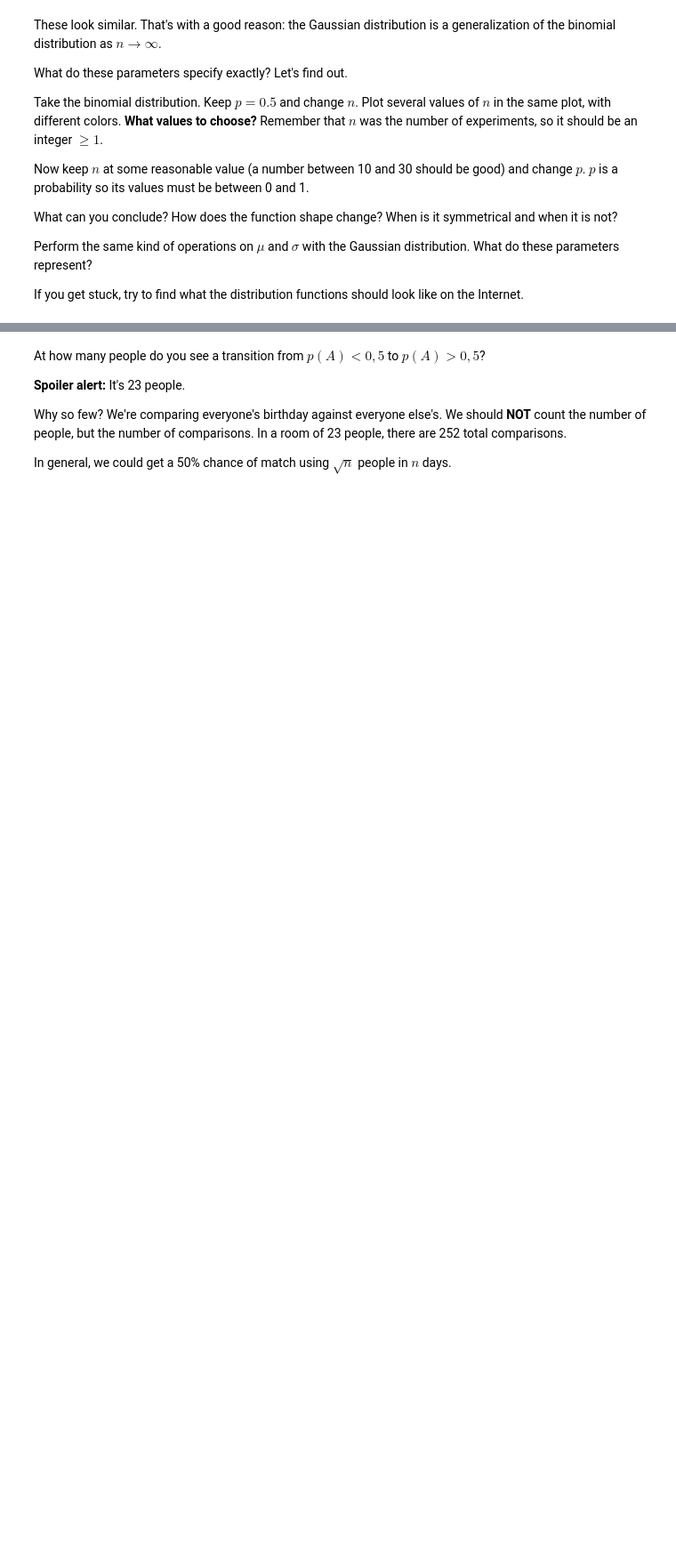
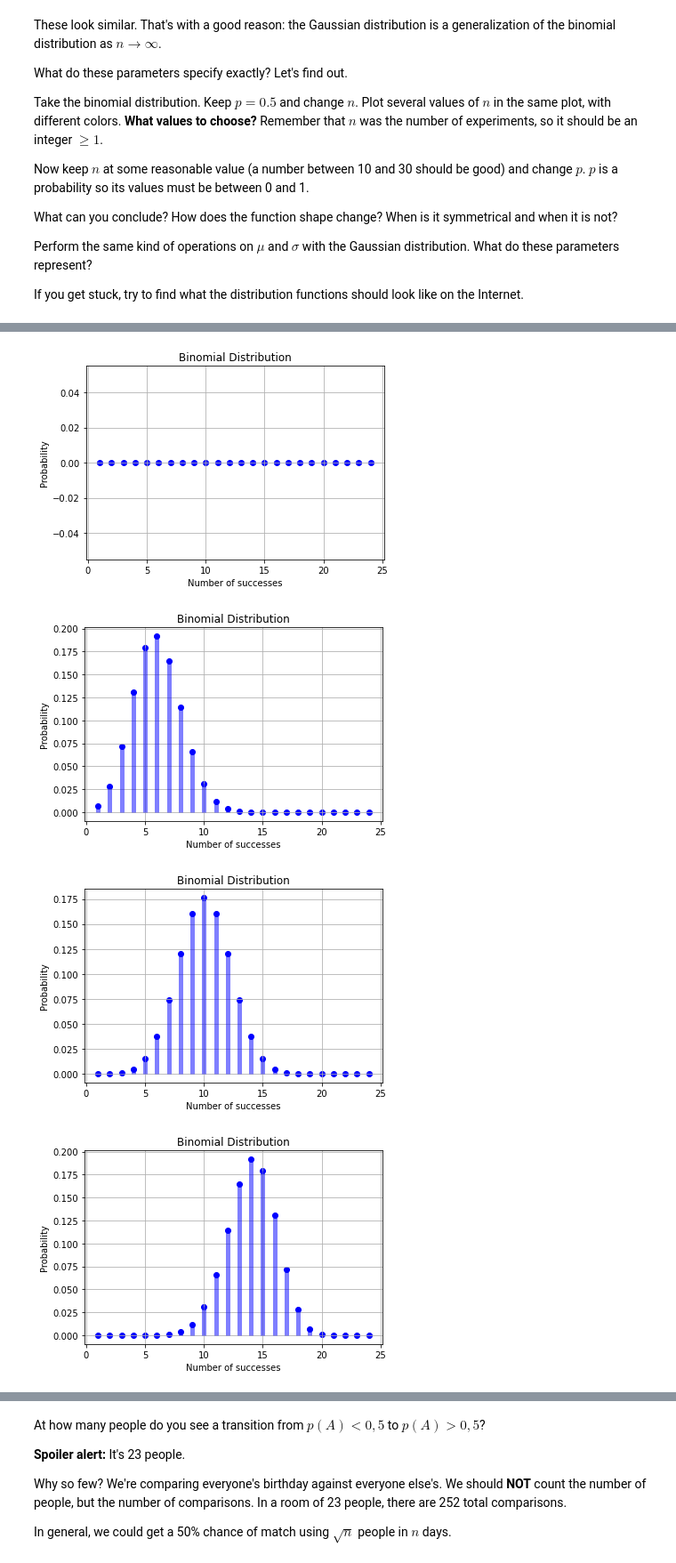
Before and after one commit to momchilantonov/SoftUni-Math-Concepts-For-Developers-February-2021, a Jupyter notebook: Probability-And-Combinatorics/Homework/Probability and Combinatorics Exercise.ipynb, the cells around one changed output, grey strips where cells are left out. Shown at 89% size. Drawn from its saved outputs; the diff is of its cells as text; code cells hidden in the pictures; blank space fills up the shorter version.

```diff
--- a/Probability-And-Combinatorics/Homework/Probability and Combinatorics Exercise.ipynb
+++ b/Probability-And-Combinatorics/Homework/Probability and Combinatorics Exercise.ipynb
@@ -67,0 +82,13 @@ If you get stuck, try to find what the distribution functions should look like o
+# %%
+# Test Binomial Distribution by changing "p" probability (0-1) and keep "n" the number of trials 20
+x_binomial = np.arange(1, 25)
+plot_binomial_distribution(x_binomial, 20, 0)
+plot_binomial_distribution(x_binomial, 20, 0.3)
+plot_binomial_distribution(x_binomial, 20, 0.5)
+plot_binomial_distribution(x_binomial, 20, 0.7)
+plot_binomial_distribution(x_binomial, 20, 1)
+# %% [output]
+[figure, added]
+[figure, added]
+[figure, added]
+[figure, added]
```
Also changed, not shown: parts of 8 cells of this notebook.
